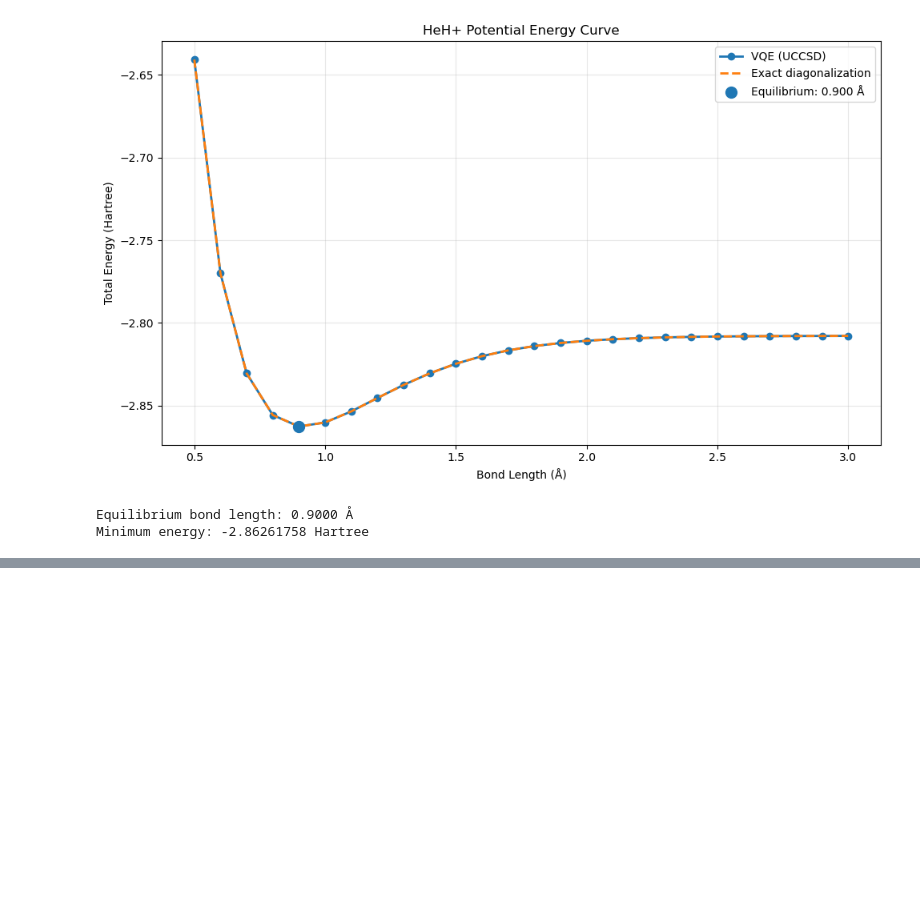
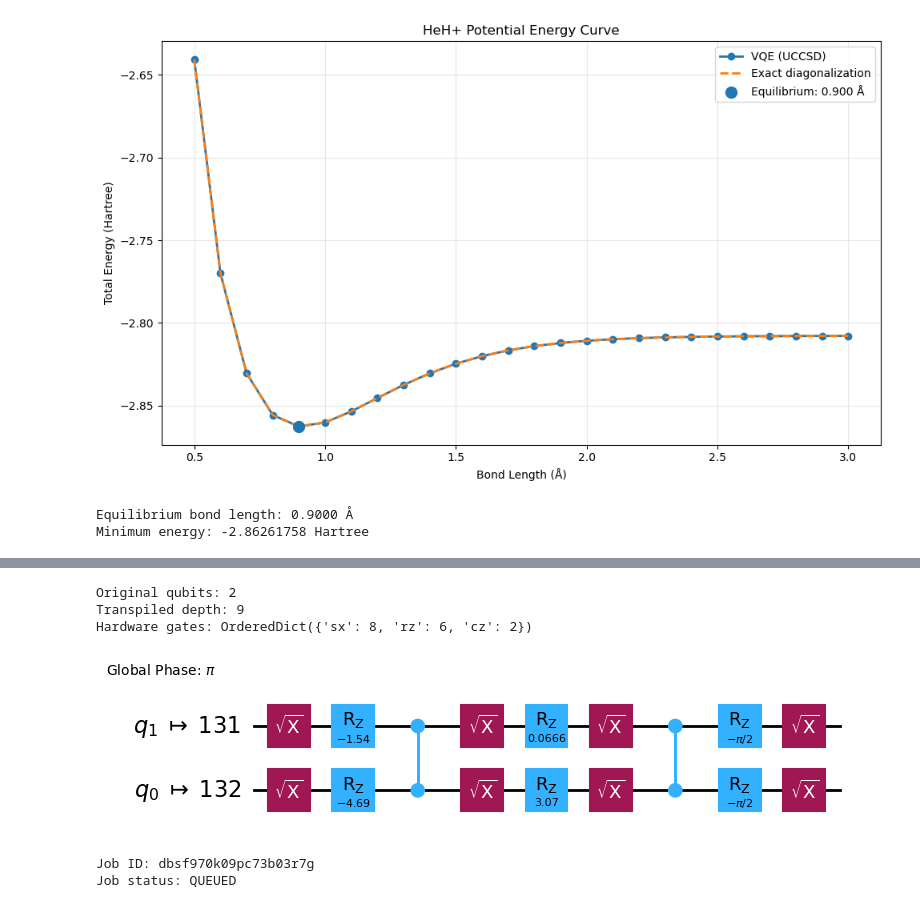
Before and after one commit to asherzcx-cyber/QuantumChemistry, a Jupyter notebook: QuantumChemistry.ipynb, the cells around one changed output, grey strips where cells are left out. Cells and saved outputs as stored; diff of their text form; code cells hidden in the pictures; blank space fills up the shorter version.

Commit message:
Add IBM hardware evaluation

```diff
--- a/QuantumChemistry.ipynb
+++ b/QuantumChemistry.ipynb
@@ -371,0 +681,10 @@ Minimum energy: -2.86261758 Hartree
+# %%
+service = QiskitRuntimeService()
+
+backend = service.least_busy(
+    operational=True,
+    simulator=False,
+    min_num_qubits=2
+)
+
+print("Selected QPU:", backend.name)
@@ -371,0 +764,50 @@ Minimum energy: -2.86261758 Hartree
+# %%
+from qiskit.transpiler import generate_preset_pass_manager
+
+# Replace symbolic parameters with optimized values
+optimized_circuit = ansatz.assign_parameters(
+    optimal_parameters
+)
+
+# Compile for the selected hardware
+pm = generate_preset_pass_manager(
+    backend=backend,
+    optimization_level=3,
+    seed_transpiler=42
+)
+
+isa_circuit = pm.run(optimized_circuit)
+
+# Map the Hamiltonian to physical qubit positions
+isa_hamiltonian = H.apply_layout(isa_circuit.layout)
+
+print("Original qubits:", optimized_circuit.num_qubits)
+print("Transpiled depth:", isa_circuit.depth())
+print("Hardware gates:", isa_circuit.count_ops())
+
+isa_circuit.draw("mpl", idle_wires=False)
+# %% [output]
+Original qubits: 2
+Transpiled depth: 9
+Hardware gates: OrderedDict({'sx': 8, 'rz': 6, 'cz': 2})
+[figure, added]
+# %%
+
+from qiskit_ibm_runtime.executor_estimator import Estimator
+
+estimator = Estimator(mode=backend)
+
+# Start without additional error mitigation
+estimator.options.resilience_level = 0
+estimator.options.default_shots = 4096
+
+# Submit the circuit to the actual QPU
+job = estimator.run([
+    (isa_circuit, isa_hamiltonian)
+])
+
+print("Job ID:", job.job_id())
+print("Job status:", job.status())
+# %% [output]
+Job ID: dbsf970k09pc73b03r7g
+Job status: QUEUED
```
Also changed, not shown: parts of 16 cells of this notebook, 3 other files.
